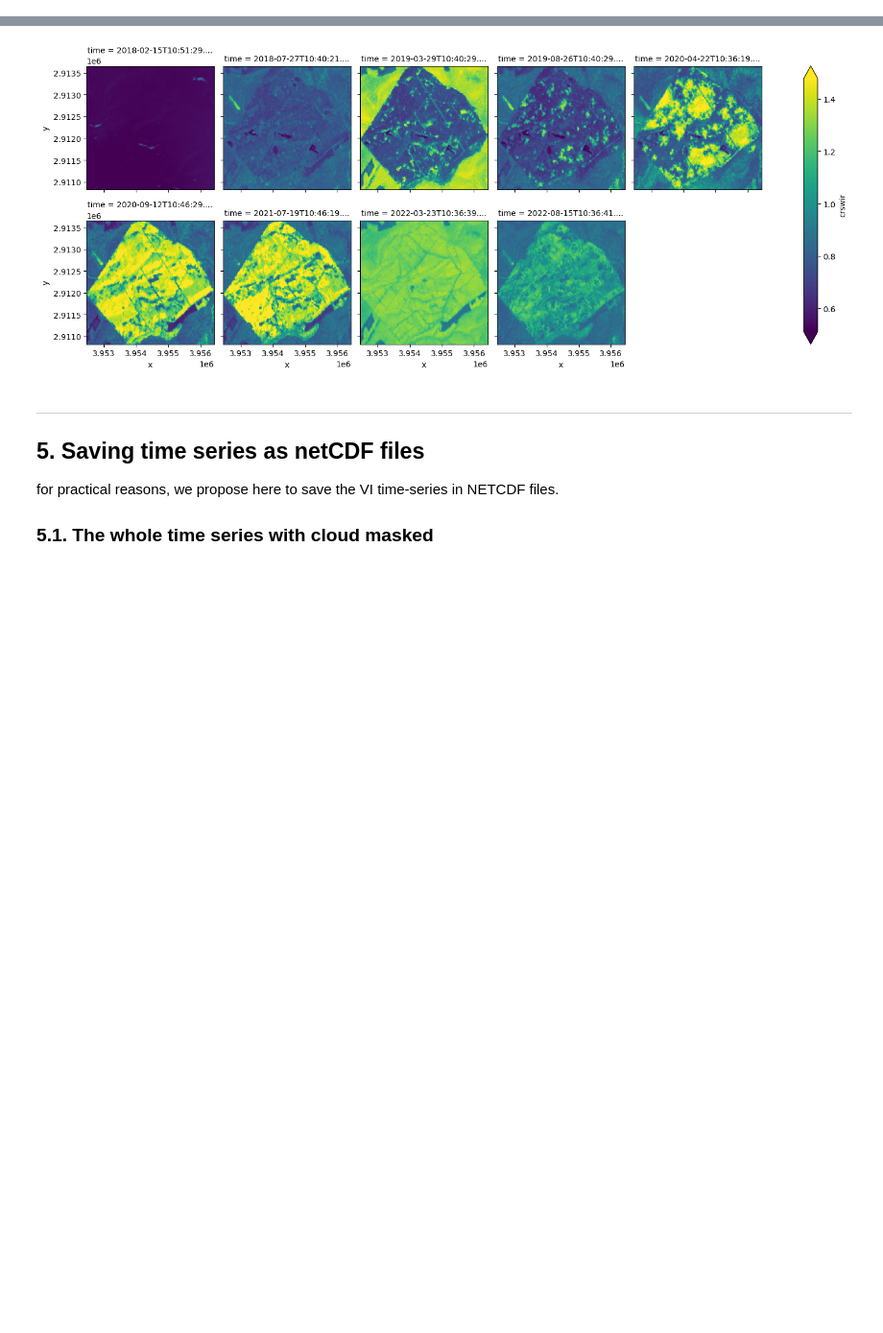
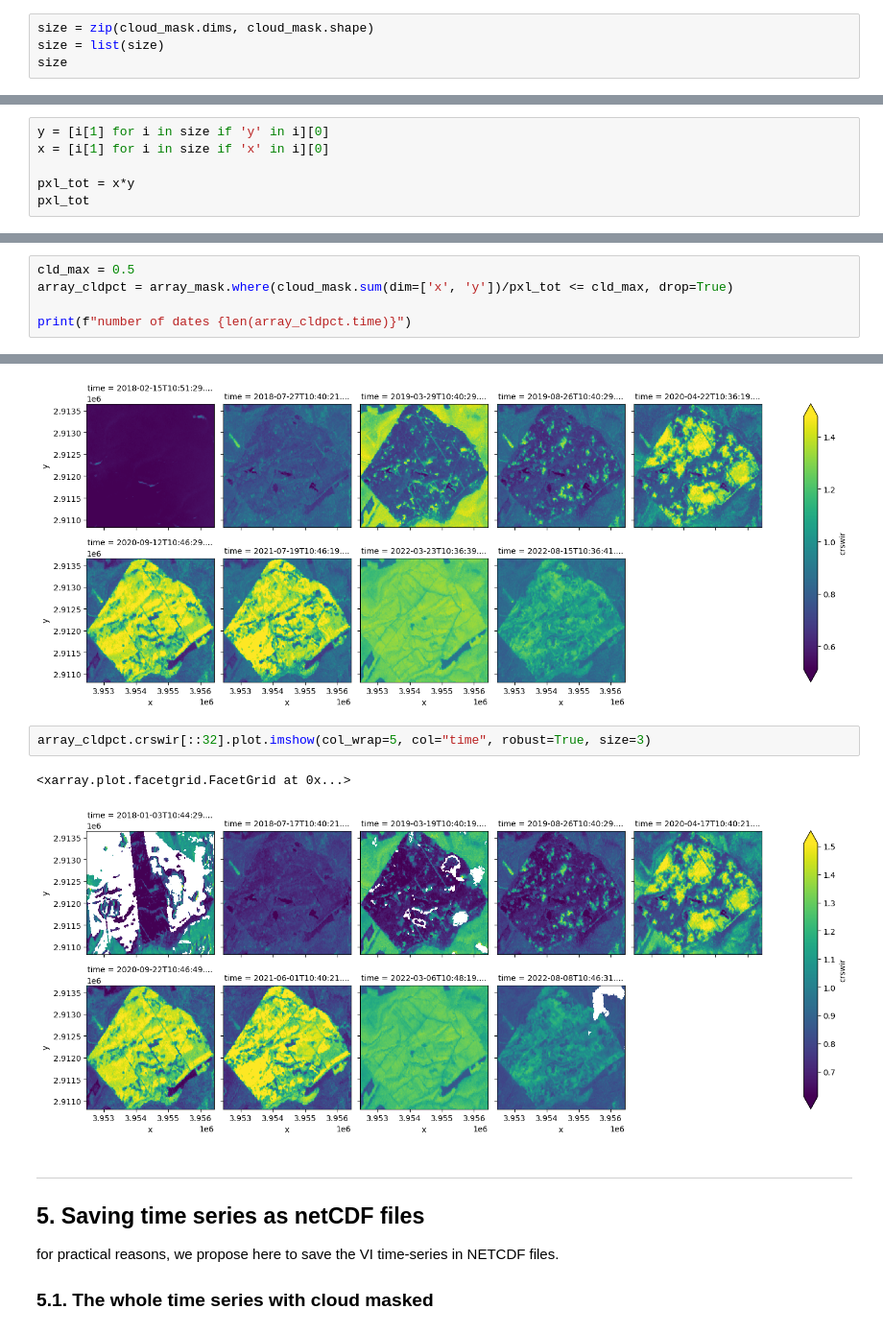
Before and after one commit to kenoz/NRT-tutorial, a Jupyter notebook: 02_vi_index.ipynb, the cells around one changed output, grey strips where cells are left out. Shown at 96% size. Saved outputs shown, nothing was run; the diff lists cells and outputs as text; blank space fills up the shorter version.

Commit message:
add cloud threshold option

```diff
--- a/02_vi_index.ipynb
+++ b/02_vi_index.ipynb
@@ -105,0 +120,4 @@ number of dates 126
+# %%
+size = zip(cloud_mask.dims, cloud_mask.shape)
+size = list(size)
+size
@@ -105,0 +128,6 @@ number of dates 126
+# %%
+y = [i[1] for i in size if 'y' in i][0]
+x = [i[1] for i in size if 'x' in i][0]
+
+pxl_tot = x*y
+pxl_tot
@@ -105,0 +138,5 @@ number of dates 126
+# %%
+cld_max = 0.5
+array_cldpct = array_mask.where(cloud_mask.sum(dim=['x', 'y'])/pxl_tot <= cld_max, drop=True)
+
+print(f"number of dates {len(array_cldpct.time)}")
@@ -118,6 +157,11 @@ array_subset.crswir[::15].plot.imshow(col_wrap=5, col="time", robust=True, size=
 # %% [output]
 <xarray.plot.facetgrid.FacetGrid at 0x...>
 [figure]
+# %%
+array_cldpct.crswir[::32].plot.imshow(col_wrap=5, col="time", robust=True, size=3)
+# %% [output]
+<xarray.plot.facetgrid.FacetGrid at 0x...>
+[figure, added]
 # %% [markdown]
 ---
 
```
Also changed, not shown: parts of 12 cells of this notebook.
